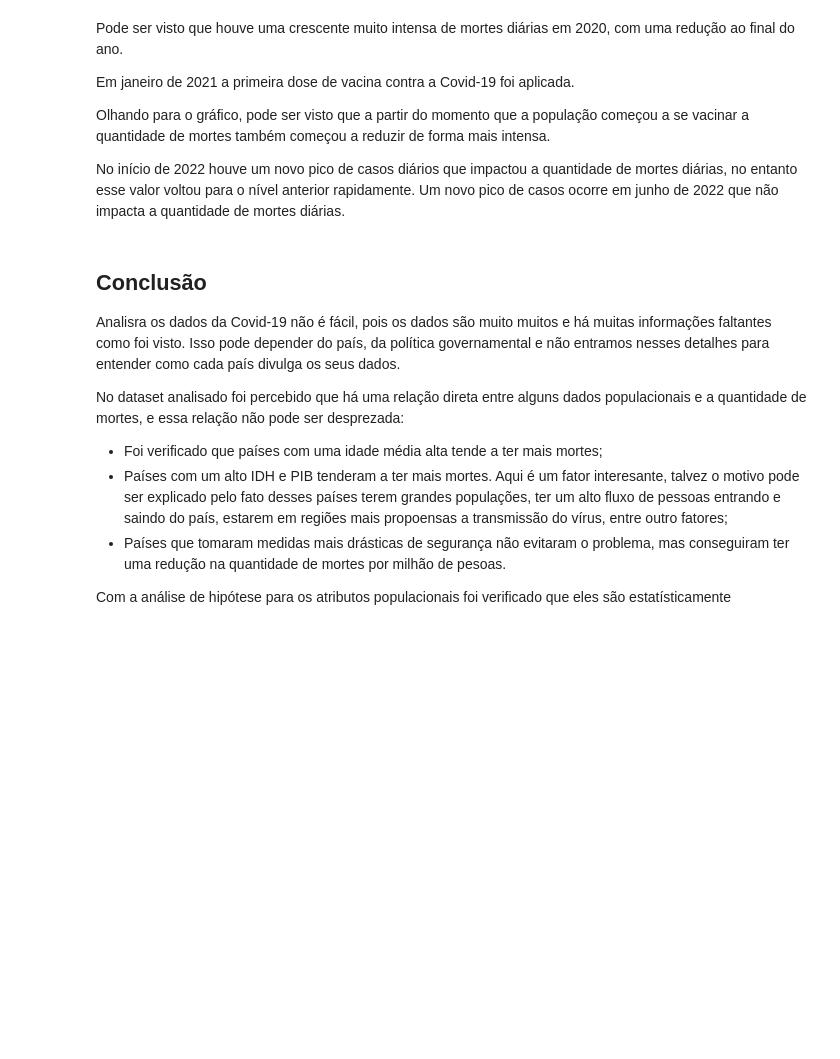
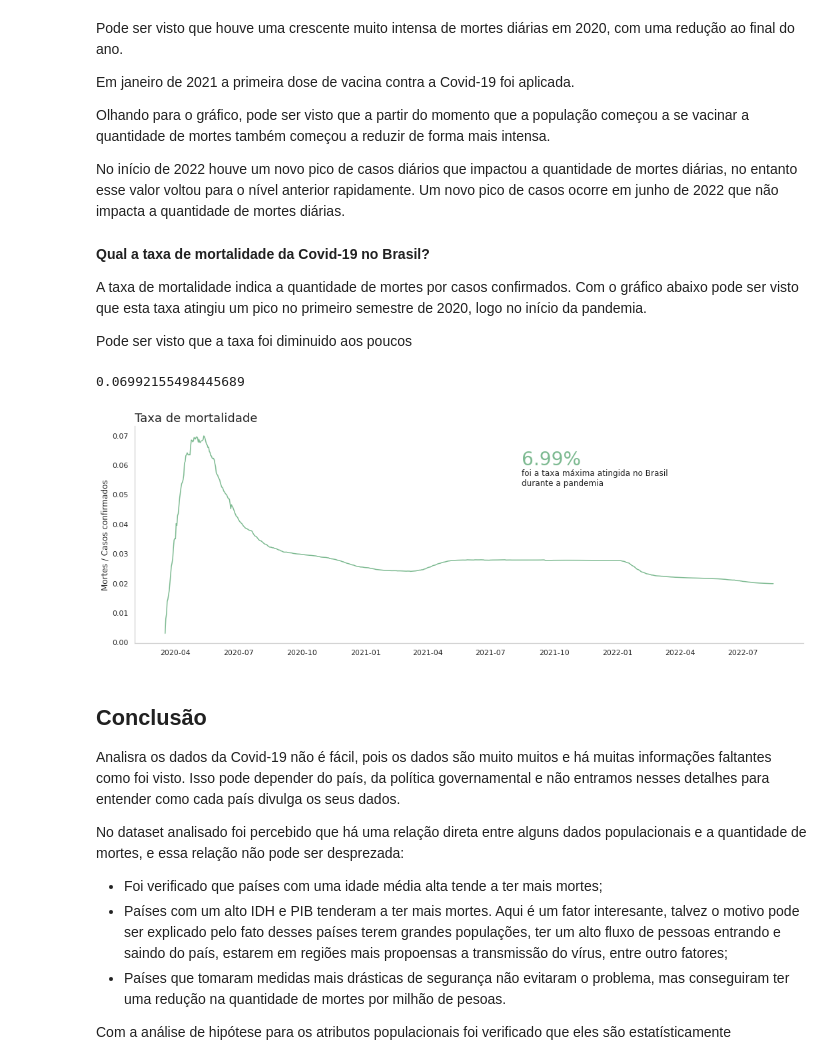
Before and after one commit to andre-almd/Panorama-do-COVID-19-no-Brasil, a Jupyter notebook: Panorama_do_COVID_19_no_Brasil.ipynb, the cells around one changed output. Drawn from its saved outputs; the diff is of its cells as text; code cells hidden in the pictures; blank space fills up the shorter version.

```diff
--- a/Panorama_do_COVID_19_no_Brasil.ipynb
+++ b/Panorama_do_COVID_19_no_Brasil.ipynb
@@ -803,3 +804,29 @@ Em janeiro de 2021 a primeira dose de vacina contra a Covid-19 foi aplicada.
 Olhando para o gráfico, pode ser visto que a partir do momento que a população começou a se vacinar a quantidade de mortes também começou a reduzir de forma mais intensa.
 
 No início de 2022 houve um novo pico de casos diários que impactou a quantidade de mortes diárias, no entanto esse valor voltou para o nível anterior rapidamente. Um novo pico de casos ocorre em junho de 2022 que não impacta a quantidade de mortes diárias.
+# %% [markdown]
+**Qual a taxa de mortalidade da Covid-19 no Brasil?**
+
+A taxa de mortalidade indica a quantidade de mortes por casos confirmados. Com o gráfico abaixo pode ser visto que esta taxa atingiu um pico no primeiro semestre de 2020, logo no início da pandemia.
+
+Pode ser visto que a taxa foi diminuido aos poucos
+# %%
+(df_brasil['total_deaths']/df_brasil['total_cases']).max()
+# %% [output]
+0.06992155498445689
+# %%
+fig, ax = plt.subplots(figsize=(18,6))
+
+ax = sns.lineplot(x=df_brasil['date'], y=df_brasil['total_deaths']/df_brasil['total_cases'], ax=ax)
+ax.text(primeira_vacina + pd.Timedelta(weeks=30), 0.06, f"{((df_brasil['total_deaths']/df_brasil['total_cases']).max())*100:.2f}%", fontsize=28, color='#7dba91')
+ax.text(primeira_vacina + pd.Timedelta(weeks=30), 0.053, f"foi a taxa máxima atingida no Brasil\ndurante a pandemia", fontsize=12)
+
+ax.set_title('Taxa de mortalidade', loc='left', fontsize=18)
+ax.set_xlabel('Tempo').set_visible(False)
+ax.set_ylabel('Mortes / Casos confirmados')
+#ax0.ticklabel_format(axis='y', style='plain')
+ax.spines['right'].set_visible(False)
+ax.spines['top'].set_visible(False)
+ax.grid(False)
+# %% [output]
+[figure, added]
```
Also changed, not shown: parts of 6 cells of this notebook.
